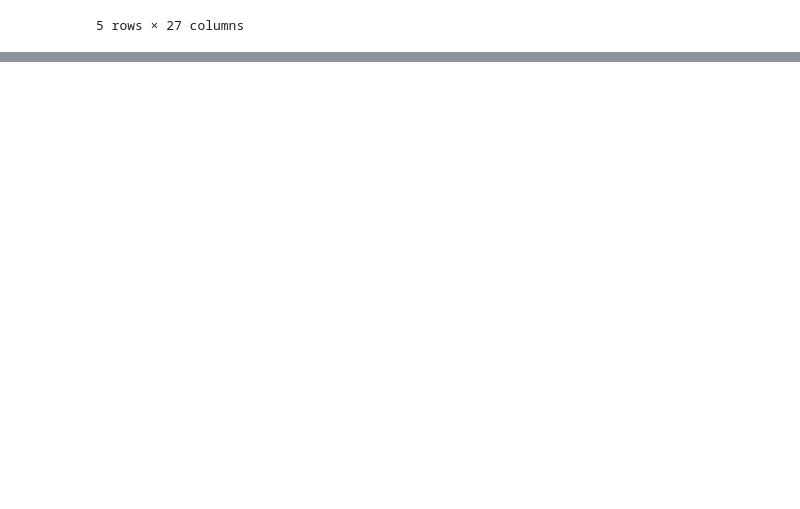
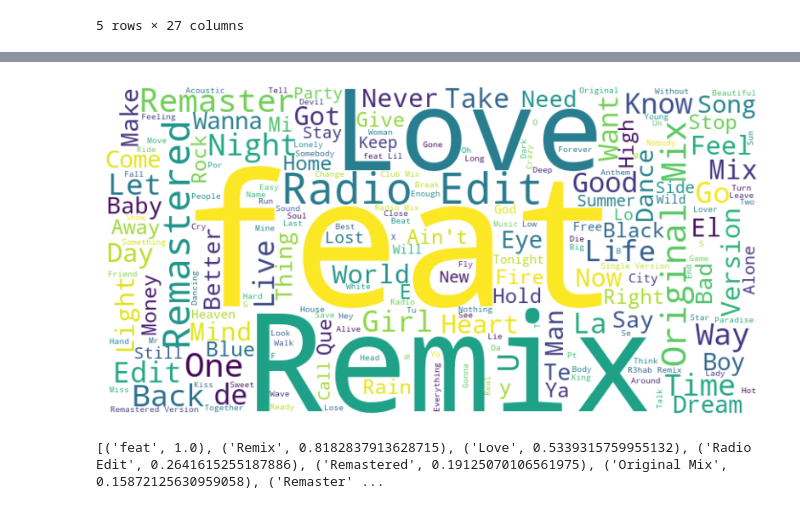
Before and after one commit to HeapHopper/Spotit, a Jupyter notebook: 04_feature_engineering.ipynb, the cells around one changed output, grey strips where cells are left out. Cells and saved outputs as stored; diff of their text form; code cells hidden in the pictures; blank space fills up the shorter version.

```diff
--- a/04_feature_engineering.ipynb
+++ b/04_feature_engineering.ipynb
@@ -400,0 +148,25 @@ TypeError: expected string or bytes-like object, got 'NoneType'
+# %%
+from wordcloud import WordCloud
+import matplotlib.pyplot as plt
+
+# Combine all track names into a single string
+text = ' '.join(df_text['track_name'].dropna().values)
+
+# Generate the word cloud
+wordcloud = WordCloud(width=800, height=400, background_color='white').generate(text)
+
+# Display the word cloud
+plt.figure(figsize=(10, 5))
+plt.imshow(wordcloud, interpolation='bilinear')
+plt.axis('off')
+plt.show()
+
+# Get the frequencies of the words
+word_frequencies = wordcloud.words_
+
+# Print the top 20 words
+top_20_words = sorted(word_frequencies.items(), key=lambda x: x[1], reverse=True)[:20]
+print(top_20_words)
+# %% [output]
+[figure, added]
+[('feat', 1.0), ('Remix', 0.8182837913628715), ('Love', 0.5339315759955132), ('Radio Edit', 0.2641615255187886), ('Remastered', 0.19125070106561975), ('Original Mix', 0.15872125630959058), ('Remaster' ...
```
Also changed, not shown: parts of 46 cells of this notebook, 3 other files.
